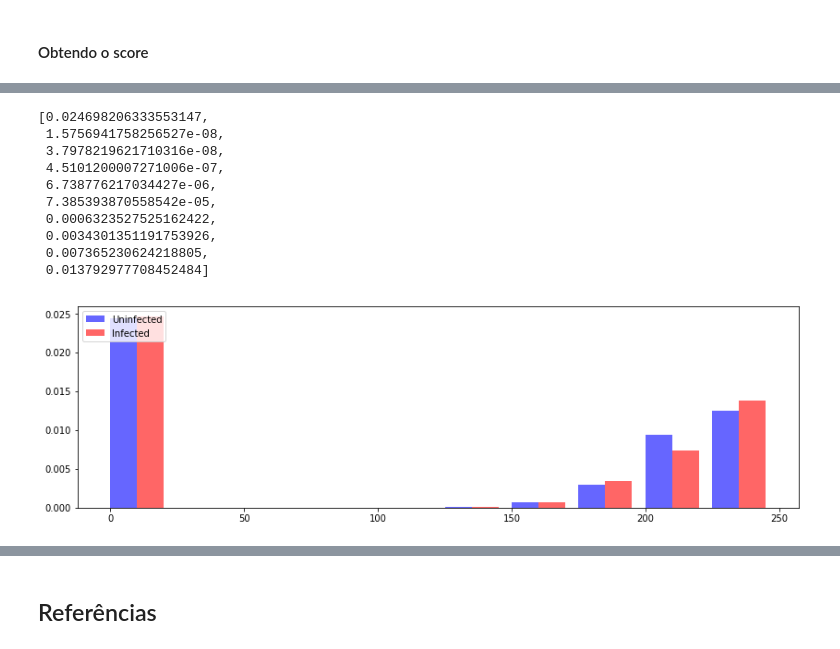
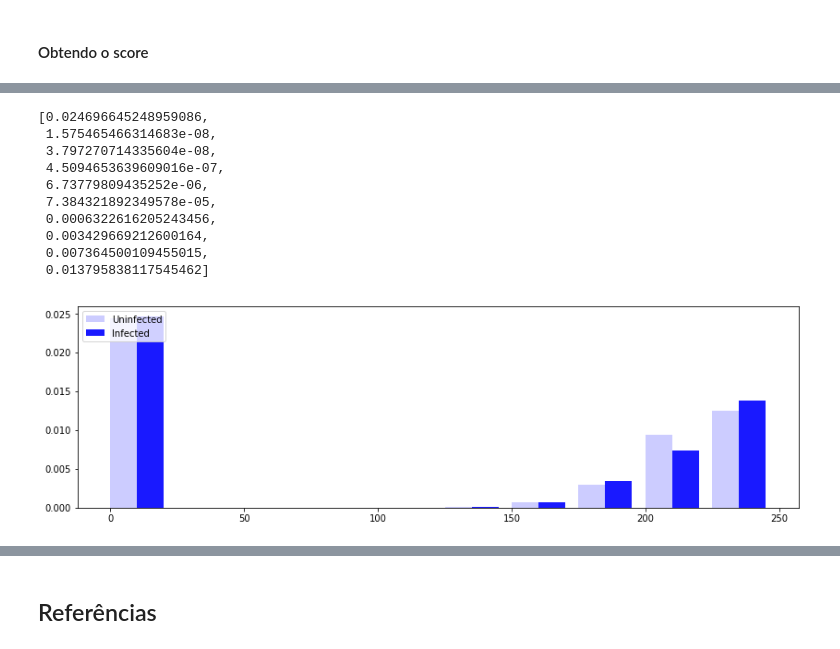
Before and after one commit to LuisFilipeMLoureiro/MachineLearning_Malaria, a Jupyter notebook: Projeto.ipynb, the cells around one changed output, grey strips where cells are left out. Drawn from its saved outputs; the diff is of its cells as text; code cells hidden in the pictures.

```diff
--- a/Projeto.ipynb
+++ b/Projeto.ipynb
@@ -324,7 +340,7 @@ for e in range(0,len(X1_Blue)):
 
 Un_Blue_medias.append(a/len(X1_Blue))
 Un_Blue_medias.append(b/len(X1_Blue))
-Un_Blue_medias.append(c/len(X1_Red))
+Un_Blue_medias.append(c/len(X1_Blue))
 Un_Blue_medias.append(d/len(X1_Blue))
 Un_Blue_medias.append(z/len(X1_Blue))
 Un_Blue_medias.append(f/len(X1_Blue))
@@ -380,7 +396,7 @@ for e in range(0,len(X_Blue)):
 
 In_Blue_medias.append(a/len(X_Blue))
 In_Blue_medias.append(b/len(X_Blue))
-In_Blue_medias.append(c/len(X_Red))
+In_Blue_medias.append(c/len(X_Blue))
 In_Blue_medias.append(d/len(X_Blue))
 In_Blue_medias.append(z/len(X_Blue))
 In_Blue_medias.append(f/len(X_Blue))
@@ -390,23 +406,23 @@ In_Blue_medias.append(i/len(X_Blue))
 In_Blue_medias.append(j/len(X_Blue))
 In_Blue_medias
 # %% [output]
-[0.024698206333553147,
- 1.5756941758256527e-08,
- 3.7978219621710316e-08,
- 4.5101200007271006e-07,
- 6.738776217034427e-06,
- 7.385393870558542e-05,
- 0.0006323527525162422,
- 0.0034301351191753926,
- 0.007365230624218805,
- 0.013792977708452484]
+[0.024696645248959086,
+ 1.575465466314683e-08,
+ 3.797270714335604e-08,
+ 4.5094653639609016e-07,
+ 6.73779809435252e-06,
+ 7.384321892349578e-05,
+ 0.0006322616205243456,
+ 0.003429669212600164,
+ 0.007364500109455015,
+ 0.013795838117545462]
 # %%
 faixa=range(0,250,25)
 faixa2=range(10,260,25)
 plt.figure(figsize=(14,4))
-plt.bar(faixa,Un_Blue_medias, width=10,align="edge",color="blue",alpha=0.6, label="Uninfected")
-plt.bar(faixa2,In_Blue_medias,width=10,align="edge",color="red",alpha=0.6, label="Infected")
+plt.bar(faixa,Un_Blue_medias, width=10,align="edge",color="blue",alpha=0.2, label="Uninfected")
+plt.bar(faixa2,In_Blue_medias,width=10,align="edge",color="blue",alpha=0.9, label="Infected")
 pylab.legend(loc='upper left')
 plt.show()
 # %% [output]
-[figure, old version]
+[figure, new version]
```
Also changed, not shown: parts of 16 cells of this notebook.
